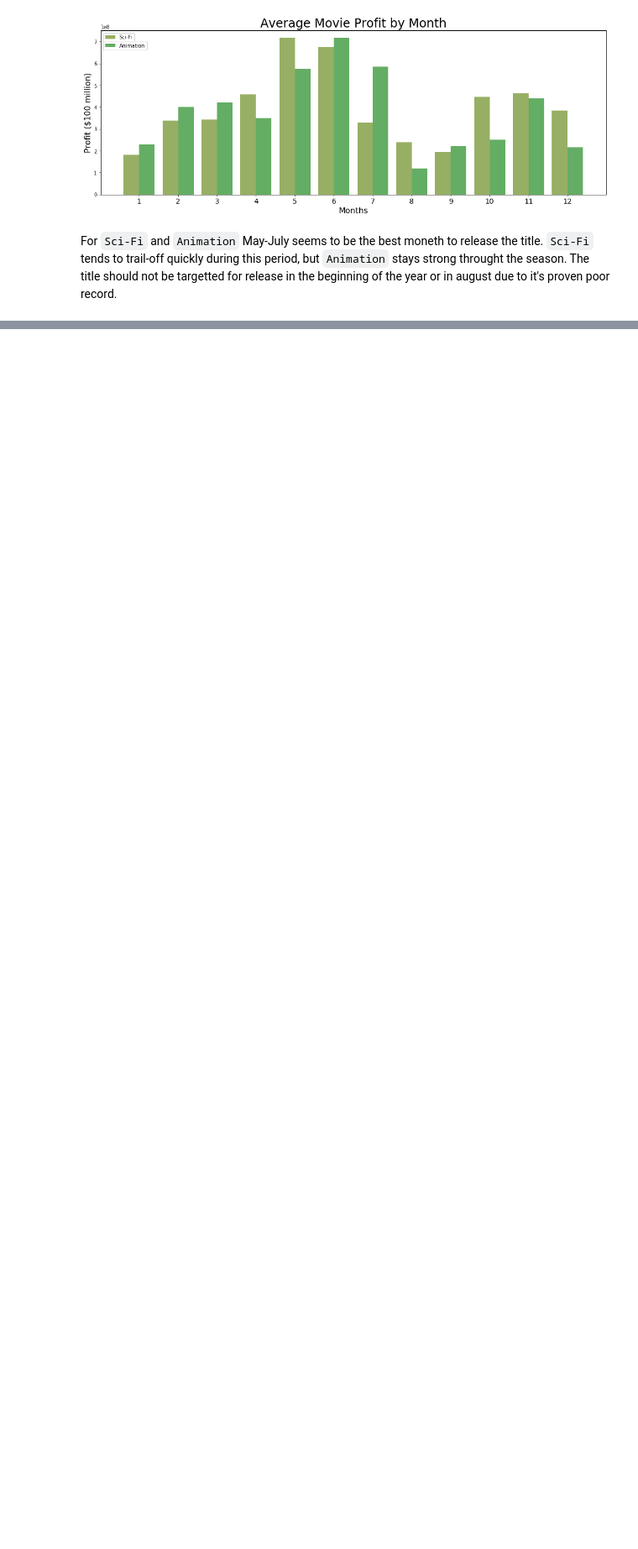
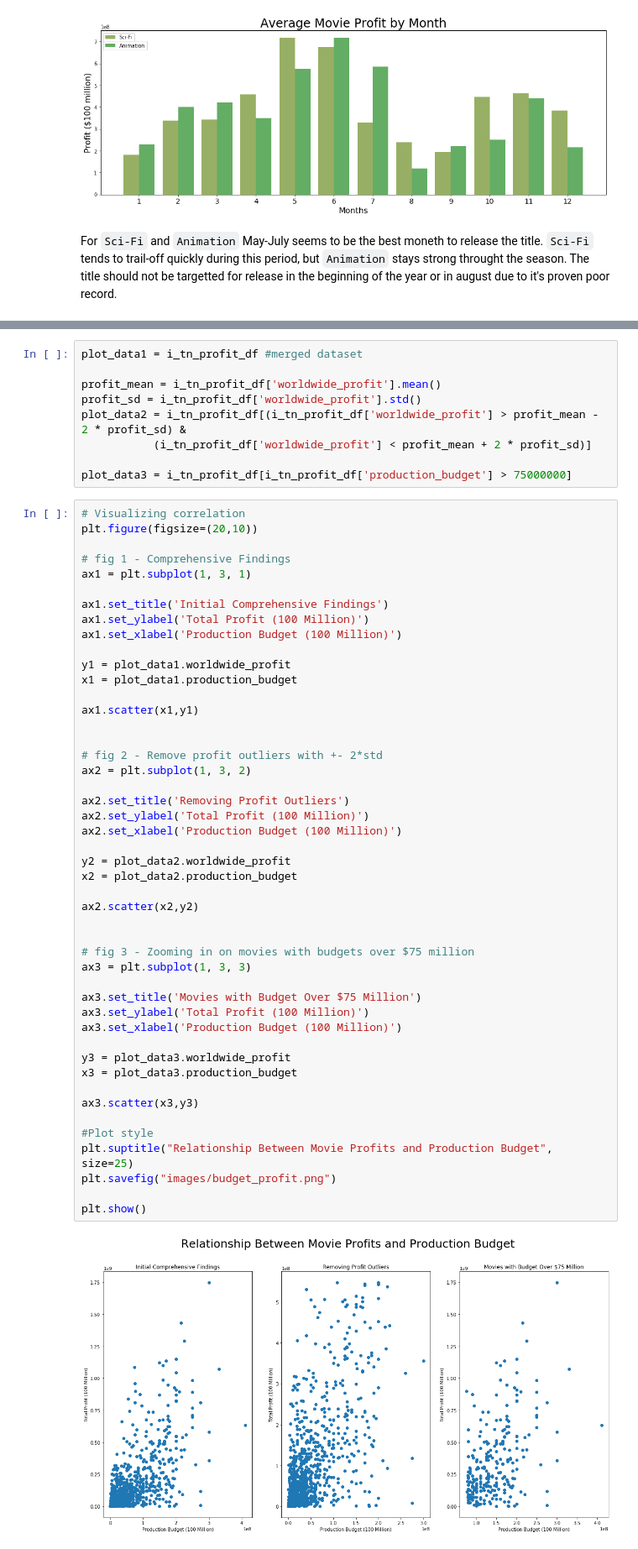
Before and after one commit to yunghanjeong/091420NYCDS_P1_G2_Project, a Jupyter notebook: msft_studio_movie_industry_analysis.ipynb, the cells around one changed output, grey strips where cells are left out. Shown at 84% size. Cells and saved outputs as stored; diff of their text form; blank space fills up the shorter version.

```diff
--- a/msft_studio_movie_industry_analysis.ipynb
+++ b/msft_studio_movie_industry_analysis.ipynb
@@ -477,0 +616,58 @@ For `Sci-Fi` and `Animation` May-July seems to be the best moneth to release the
+# %%
+plot_data1 = i_tn_profit_df #merged dataset
+
+profit_mean = i_tn_profit_df['worldwide_profit'].mean()
+profit_sd = i_tn_profit_df['worldwide_profit'].std()
+plot_data2 = i_tn_profit_df[(i_tn_profit_df['worldwide_profit'] > profit_mean - 2 * profit_sd) &
+           (i_tn_profit_df['worldwide_profit'] < profit_mean + 2 * profit_sd)]
+
+plot_data3 = i_tn_profit_df[i_tn_profit_df['production_budget'] > 75000000]
+# %%
+# Visualizing correlation
+plt.figure(figsize=(20,10))
+
+# fig 1 - Comprehensive Findings
+ax1 = plt.subplot(1, 3, 1)
+
+ax1.set_title('Initial Comprehensive Findings')
+ax1.set_ylabel('Total Profit (100 Million)')
+ax1.set_xlabel('Production Budget (100 Million)')
+
+y1 = plot_data1.worldwide_profit
+x1 = plot_data1.production_budget
+
+ax1.scatter(x1,y1)
+
+
+# fig 2 - Remove profit outliers with +- 2*std
+ax2 = plt.subplot(1, 3, 2)
+
+ax2.set_title('Removing Profit Outliers')
+ax2.set_ylabel('Total Profit (100 Million)')
+ax2.set_xlabel('Production Budget (100 Million)')
+
+y2 = plot_data2.worldwide_profit
+x2 = plot_data2.production_budget
+
+ax2.scatter(x2,y2)
+
+
+# fig 3 - Zooming in on movies with budgets over $75 million
+ax3 = plt.subplot(1, 3, 3)
+
+ax3.set_title('Movies with Budget Over $75 Million')
+ax3.set_ylabel('Total Profit (100 Million)')
+ax3.set_xlabel('Production Budget (100 Million)')
+
+y3 = plot_data3.worldwide_profit
+x3 = plot_data3.production_budget
+
+ax3.scatter(x3,y3)
+
+#Plot style
+plt.suptitle("Relationship Between Movie Profits and Production Budget", size=25)
+plt.savefig("images/budget_profit.png")
+
+plt.show()
+# %% [output]
+[figure, added]
```
Also changed, not shown: parts of 28 cells of this notebook.
